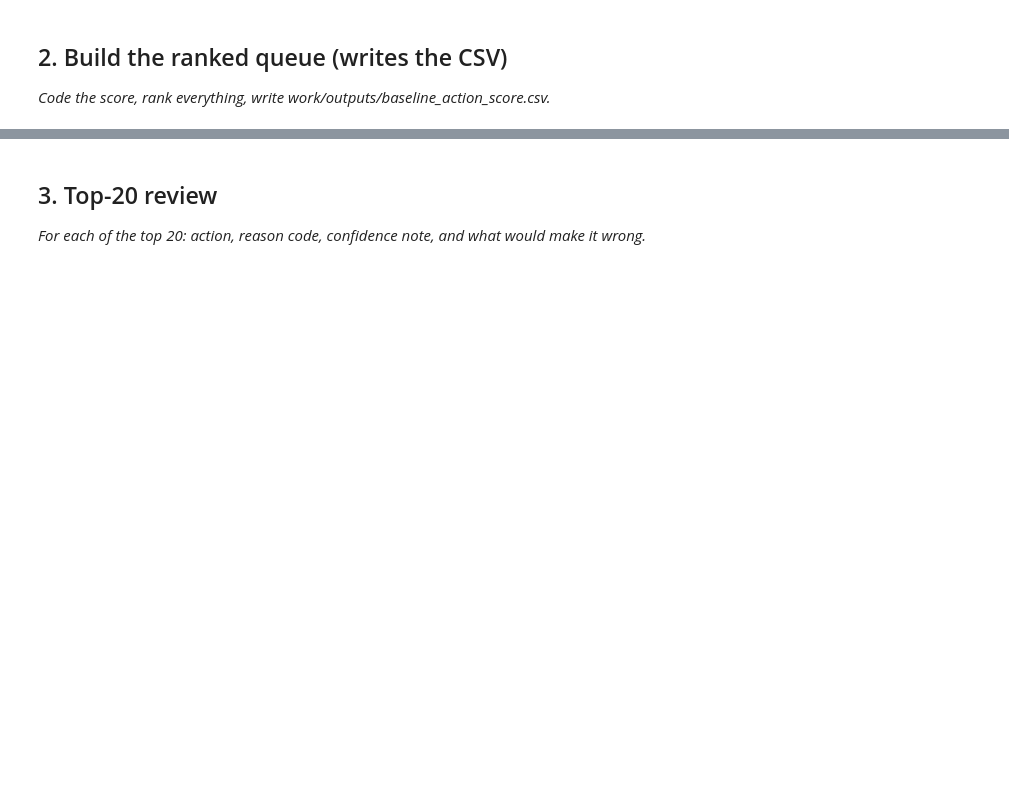
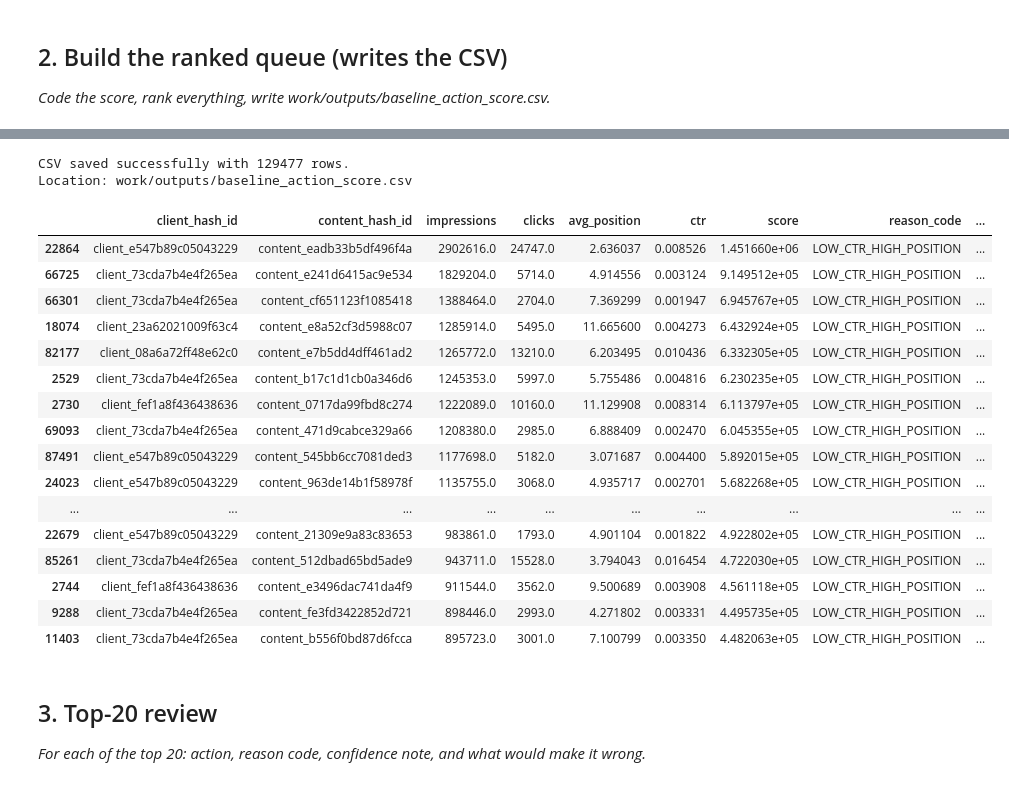
Before and after one commit to kaifahmad236/flyrank-ml-internship, a Jupyter notebook: work/notebooks/w04_baseline_score.ipynb, the cells around one changed output, grey strips where cells are left out. Cells and saved outputs as stored; diff of their text form; code cells hidden in the pictures; blank space fills up the shorter version.

```diff
--- a/work/notebooks/w04_baseline_score.ipynb
+++ b/work/notebooks/w04_baseline_score.ipynb
@@ -23,3 +127,72 @@ This skeleton is yours to fill. Work the sections **in order** — each one has
+# %%
+# This cell is for CODE (numbers, a query, a check).
+# Write your text answer in the cell ABOVE this one — typing sentences here breaks Run All.
+from pathlib import Path
+
+query = f"""
+SELECT
+    client_hash_id,
+    content_hash_id,
+    SUM(gsc_impressions) AS impressions,
+    SUM(gsc_clicks) AS clicks,
+    AVG(gsc_avg_position) AS avg_position
+FROM {TABLES['fact_daily']}
+GROUP BY client_hash_id, content_hash_id
+HAVING SUM(gsc_impressions) > 500
+"""
+
+# Load data
+df = con.sql(query).df()
+
+# Feature engineering
+df["ctr"] = df["clicks"] / df["impressions"]
+
+# Baseline action score
+df["score"] = (
+    df["impressions"] * 0.5
+    + (1 - df["ctr"]) * 1000 * 0.3
+    + (30 - df["avg_position"]) * 10 * 0.2
+)
+
+# Rule outputs
+df["reason_code"] = "LOW_CTR_HIGH_POSITION"
+df["action"] = "Optimize Title & Meta"
+
+# Rank pages
+df = df.sort_values("score", ascending=False)
+
+# Create output directory
+Path("work/outputs").mkdir(parents=True, exist_ok=True)
+
+# Save ranked queue
+output_file = "work/outputs/baseline_action_score.csv"
+df.to_csv(output_file, index=False)
+
+print(f"CSV saved successfully with {len(df)} rows.")
+print(f"Location: {output_file}")
+
+# Display Top 20 recommendations
+display(df.head(20))
+# %% [output]
+CSV saved successfully with 129477 rows.
+Location: work/outputs/baseline_action_score.csv
+|  | client_hash_id | content_hash_id | impressions | clicks | avg_position | ctr | score | reason_code | ... |
+| 22864 | client_e547b89c05043229 | content_eadb33b5df496f4a | 2902616.0 | 24747.0 | 2.636037 | 0.008526 | 1.451660e+06 | LOW_CTR_HIGH_POSITION | ... |
+| 66725 | client_73cda7b4e4f265ea | content_e241d6415ac9e534 | 1829204.0 | 5714.0 | 4.914556 | 0.003124 | 9.149512e+05 | LOW_CTR_HIGH_POSITION | ... |
+| 66301 | client_73cda7b4e4f265ea | content_cf651123f1085418 | 1388464.0 | 2704.0 | 7.369299 | 0.001947 | 6.945767e+05 | LOW_CTR_HIGH_POSITION | ... |
+| 18074 | client_23a62021009f63c4 | content_e8a52cf3d5988c07 | 1285914.0 | 5495.0 | 11.665600 | 0.004273 | 6.432924e+05 | LOW_CTR_HIGH_POSITION | ... |
+| 82177 | client_08a6a72ff48e62c0 | content_e7b5dd4dff461ad2 | 1265772.0 | 13210.0 | 6.203495 | 0.010436 | 6.332305e+05 | LOW_CTR_HIGH_POSITION | ... |
+| 2529 | client_73cda7b4e4f265ea | content_b17c1d1cb0a346d6 | 1245353.0 | 5997.0 | 5.755486 | 0.004816 | 6.230235e+05 | LOW_CTR_HIGH_POSITION | ... |
+| 2730 | client_fef1a8f436438636 | content_0717da99fbd8c274 | 1222089.0 | 10160.0 | 11.129908 | 0.008314 | 6.113797e+05 | LOW_CTR_HIGH_POSITION | ... |
+| 69093 | client_73cda7b4e4f265ea | content_471d9cabce329a66 | 1208380.0 | 2985.0 | 6.888409 | 0.002470 | 6.045355e+05 | LOW_CTR_HIGH_POSITION | ... |
+| 87491 | client_e547b89c05043229 | content_545bb6cc7081ded3 | 1177698.0 | 5182.0 | 3.071687 | 0.004400 | 5.892015e+05 | LOW_CTR_HIGH_POSITION | ... |
+| 24023 | client_e547b89c05043229 | content_963de14b1f58978f | 1135755.0 | 3068.0 | 4.935717 | 0.002701 | 5.682268e+05 | LOW_CTR_HIGH_POSITION | ... |
+| ... | ... | ... | ... | ... | ... | ... | ... | ... | ... |
+| 22679 | client_e547b89c05043229 | content_21309e9a83c83653 | 983861.0 | 1793.0 | 4.901104 | 0.001822 | 4.922802e+05 | LOW_CTR_HIGH_POSITION | ... |
+| 85261 | client_73cda7b4e4f265ea | content_512dbad65bd5ade9 | 943711.0 | 15528.0 | 3.794043 | 0.016454 | 4.722030e+05 | LOW_CTR_HIGH_POSITION | ... |
+| 2744 | client_fef1a8f436438636 | content_e3496dac741da4f9 | 911544.0 | 3562.0 | 9.500689 | 0.003908 | 4.561118e+05 | LOW_CTR_HIGH_POSITION | ... |
+| 9288 | client_73cda7b4e4f265ea | content_fe3fd3422852d721 | 898446.0 | 2993.0 | 4.271802 | 0.003331 | 4.495735e+05 | LOW_CTR_HIGH_POSITION | ... |
+| 11403 | client_73cda7b4e4f265ea | content_b556f0bd87d6fcca | 895723.0 | 3001.0 | 7.100799 | 0.003350 | 4.482063e+05 | LOW_CTR_HIGH_POSITION | ... |
 # %% [markdown]
 ## 3. Top-20 review
 
```
Also changed, not shown: parts of 10 cells of this notebook.
